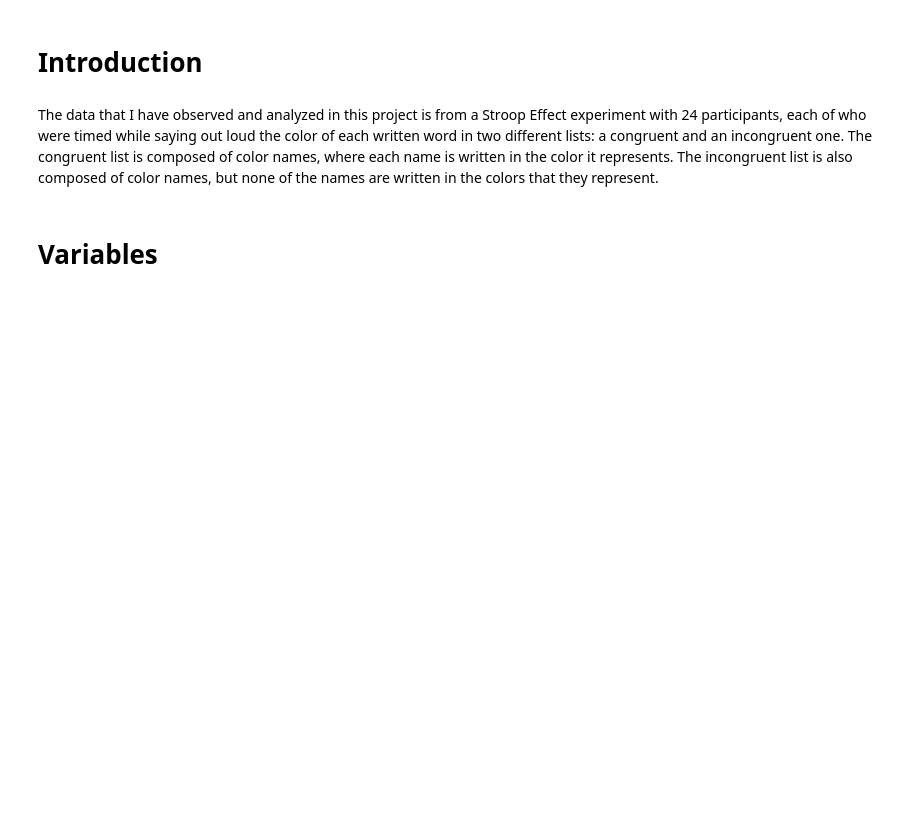
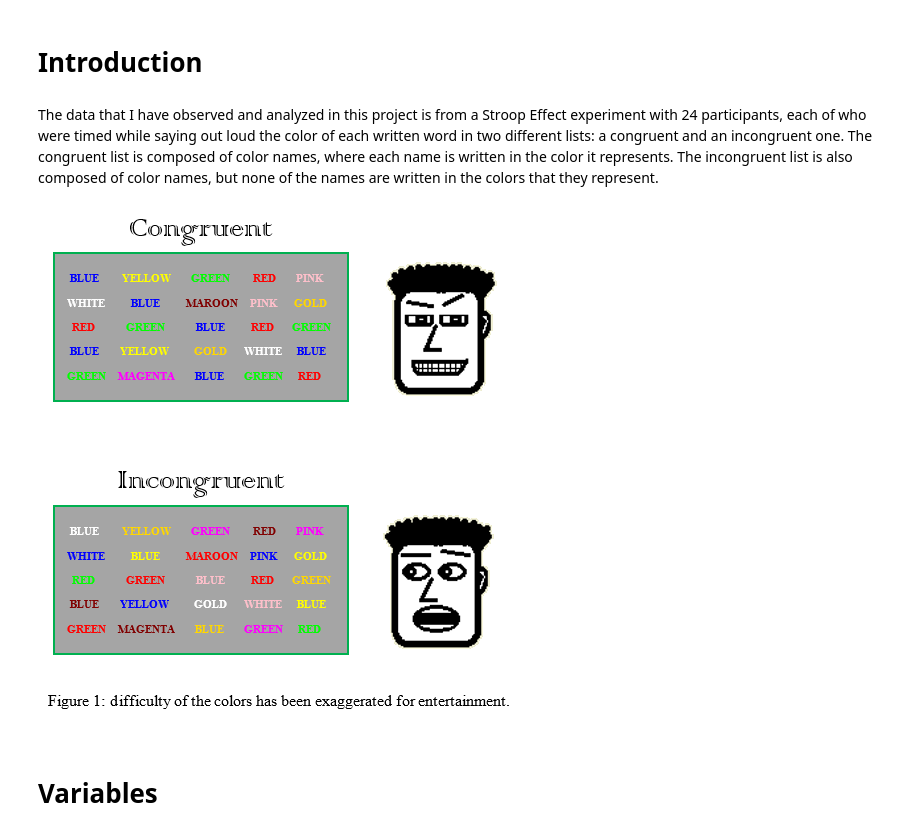
Before and after one commit to ronrihoo/Data_Analyst__Project_1, a Jupyter notebook: Project_1 - Testing a Perceptual Phenomenon.ipynb, the cells around one changed output. Saved outputs shown, nothing was run; the diff lists cells and outputs as text; code cells hidden in the pictures; blank space fills up the shorter version.

Commit message:
Resubmission
Resubmitting with addition of information and one diagram.

```diff
--- a/Project_1 - Testing a Perceptual Phenomenon.ipynb
+++ b/Project_1 - Testing a Perceptual Phenomenon.ipynb
@@ -5,6 +5,12 @@
 # Introduction
 # %% [markdown]
 The data that I have observed and analyzed in this project is from a Stroop Effect experiment with 24 participants, each of who were timed while saying out loud the color of each written word in two different lists: a congruent and an incongruent one. The congruent list is composed of color names, where each name is written in the color it represents. The incongruent list is also composed of color names, but none of the names are written in the colors that they represent.
+# %%
+from IPython.display import Image
+
+Image(filename='Project_1__Diagram_1.png')
+# %% [output]
+[figure, added]
 # %% [markdown]
 # Variables
 # %% [markdown]
```
Also changed, not shown: parts of 5 cells of this notebook, 2 other files.
